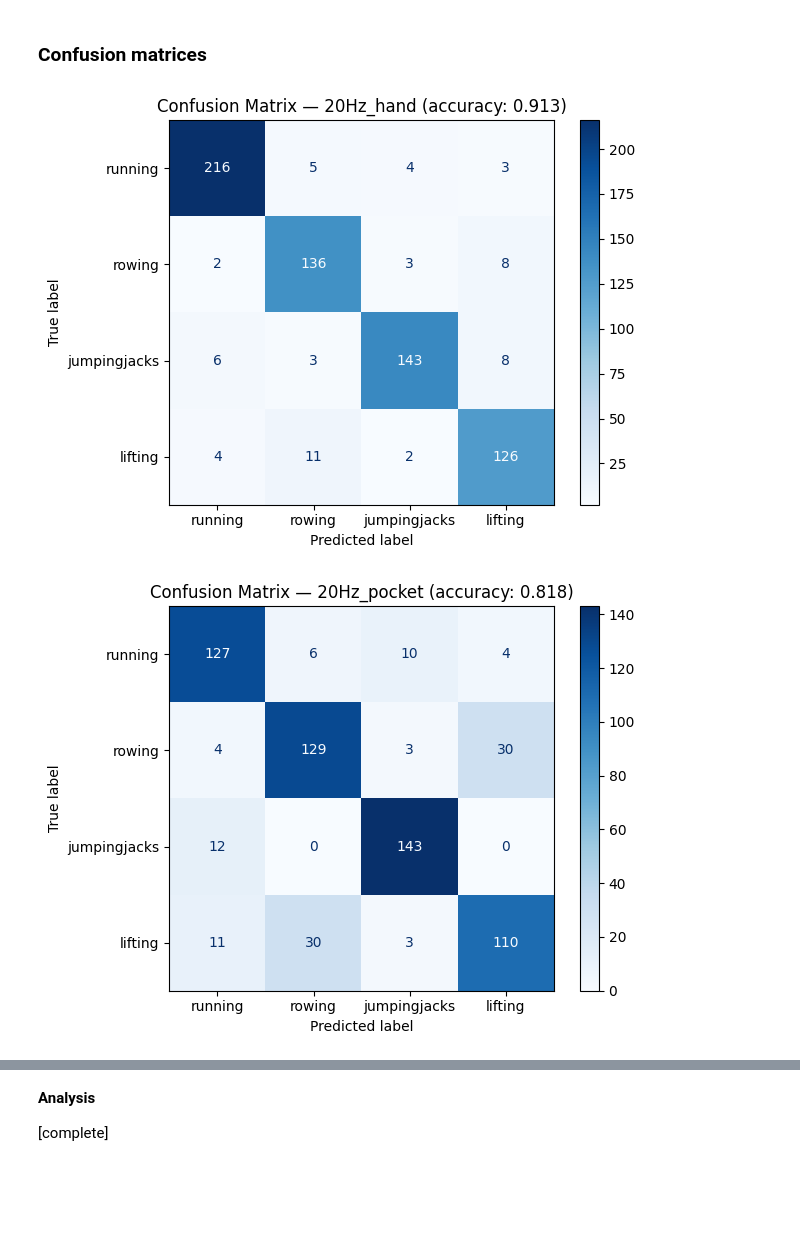
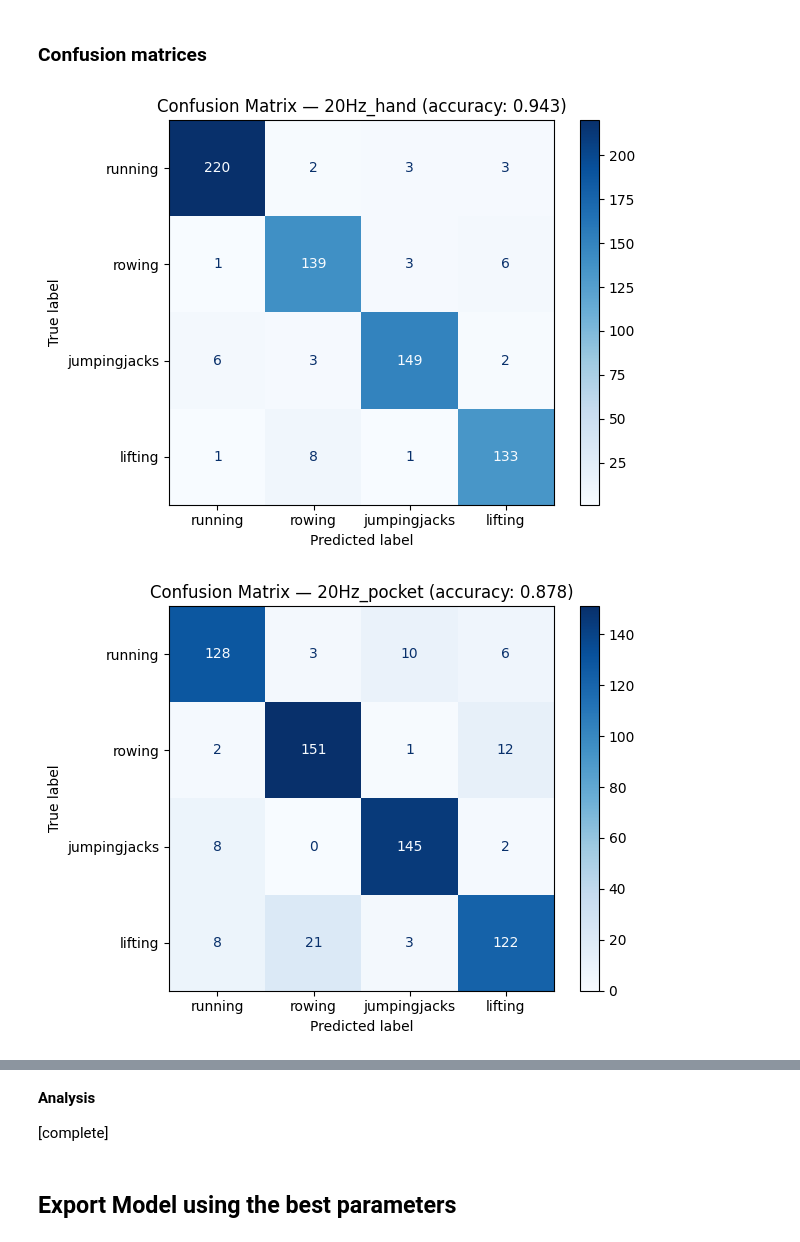
Before and after one commit to ITT-26/assignment-03-activity-recognition-blue-georg-martina, a Jupyter notebook: pre-processing_and_model-testing.ipynb, the cells around one changed output, grey strips where cells are left out. Drawn from its saved outputs; the diff is of its cells as text; code cells hidden in the pictures; blank space fills up the shorter version.

Commit message:
created first set of models and implemented script to test them (they dont really work)
Co-authored-by: Martina Roby Culasso <martinarobyculasso@users.noreply.github.com>

```diff
--- a/pre-processing_and_model-testing.ipynb
+++ b/pre-processing_and_model-testing.ipynb
@@ -275,8 +275,8 @@ all_scaled_windows = {
 # %% [markdown]
 ### Feature extraction and creation of data frames with features
 # %%
-# columns to evaluate for feature extraction (all sensor columns + acc magnitude)
-cols_to_evaluate = ['acc_x', 'acc_y', 'acc_z', 'gyro_x', 'gyro_y', 'gyro_z', 'acc_magnitude']
+# columns to evaluate for feature extraction (all sensor columns + acc magnitude + gyro magnitude)
+cols_to_evaluate = ['acc_x', 'acc_y', 'acc_z', 'gyro_x', 'gyro_y', 'gyro_z', 'acc_magnitude', 'gyro_magnitude']
 
 # function to calculate the dominant frequency of a series using FFT
 def get_dominant_frequency(series, sampling_rate):
@@ -296,6 +296,9 @@ def extract_features_from_window(window, sampling_rate):
     # calculate the magnitude of the accelerometer data and add it as a new column
     window['acc_magnitude'] = np.sqrt(window['acc_x']**2 + window['acc_y']**2 + window['acc_z']**2)
 
+    # calculate the magnitude of the gyro data and add it as a new column
+    window['gyro_magnitude'] = np.sqrt(window['gyro_x']**2 + window['gyro_y']**2 + window['gyro_z']**2)
+
     features = {'activity_label': window['activity_label'].iloc[0]}
     for col in cols_to_evaluate:
         features[f'{col}_max'] = window[col].max()
@@ -306,6 +309,12 @@ def extract_features_from_window(window, sampling_rate):
     features['acc_x_y_corr'] = get_correlation(window, 'acc_x', 'acc_y')
     features['acc_x_z_corr'] = get_correlation(window, 'acc_x', 'acc_z')
     features['acc_y_z_corr'] = get_correlation(window, 'acc_y', 'acc_z')
+
+    # correlations between gyro axes (added again to increase their importance in the feature set)
+    features['gyro_x_y_corr'] = get_correlation(window, 'gyro_x', 'gyro_y')
+    features['gyro_x_z_corr'] = get_correlation(window, 'gyro_x', 'gyro_z')
+    features['gyro_y_z_corr'] = get_correlation(window, 'gyro_y', 'gyro_z')
+
     return features
 # %%
 # extract features from all scaled windows and create feature dataframes
@@ -447,29 +456,30 @@ for key, df in datasets:
 # %%
 activity_names = ['running', 'rowing', 'jumpingjacks', 'lifting']
 
+# best parameters according to previous grid search results
 best_params = {
-    '20Hz_hand':    {'C': 100, 'gamma': 'auto',  'kernel': 'rbf'},
+    '20Hz_hand':    {'C': 100, 'gamma': 'scale', 'kernel': 'rbf'},
     '20Hz_pocket':  {'C': 100, 'gamma': 'auto',  'kernel': 'rbf'},
-    '100Hz_hand':   {'C': 100, 'gamma': 'scale', 'kernel': 'rbf'},
-    '100Hz_pocket': {'C': 10,  'gamma': 'auto',  'kernel': 'rbf'}
+    '100Hz_hand':   {'C': 100, 'gamma': 'auto',  'kernel': 'rbf'},
+    '100Hz_pocket': {'C': 100, 'gamma': 'auto',  'kernel': 'rbf'}
 }
 
 for key, df in datasets:
     X = df.drop(columns=['activity_label'])
     y = df['activity_label']
 
     X_train, X_test, y_train, y_test = train_test_split(X, y, test_size=0.2, random_state=42)
 
     params = best_params[key]
     svm = OneVsRestClassifier(SVC(kernel=params['kernel'], C=params['C'], gamma=params['gamma']))
     svm.fit(X_train, y_train)
 
     cm = confusion_matrix(y_test, svm.predict(X_test))
     disp = ConfusionMatrixDisplay(cm, display_labels=activity_names)
     disp.plot(cmap='Blues')
     plt.title(f'Confusion Matrix — {key} (accuracy: {accuracy_score(y_test, svm.predict(X_test)):.3f})')
     plt.tight_layout()
     plt.show()
 # %% [output]
-[figure, old version]
+[figure, new version]
-[figure, old version]
+[figure, new version]
@@ -479,3 +489,5 @@ for key, df in datasets:
 **Analysis**
 
 [complete]
+# %% [markdown]
+## Export Model using the best parameters
```
Also changed, not shown: parts of 11 cells of this notebook, 5 other files.
